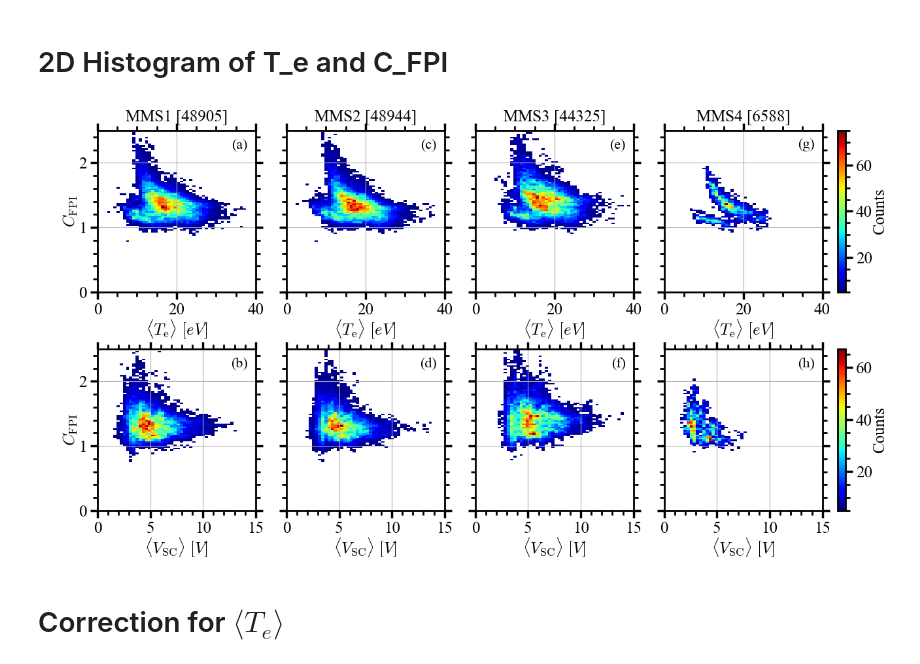
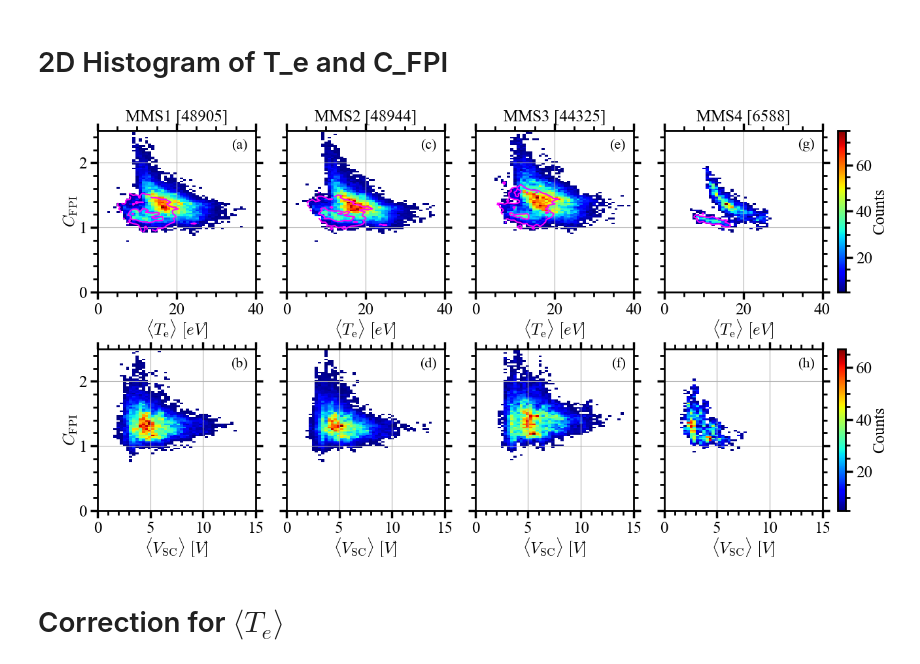
Before and after one commit to atlasMax/sw_density, a Jupyter notebook: make_figures.ipynb, the cells around one changed output. Cells and saved outputs as stored; diff of their text form; code cells hidden in the pictures.

```diff
--- a/make_figures.ipynb
+++ b/make_figures.ipynb
@@ -19,8 +17,7 @@ data = np.genfromtxt(f'output_data/stats/density_correction_stats.csv', delimite
 data_dict = {name: data[name] for name in data.dtype.names}
 
 # Unpack values
-start_str_, stop_str_, c0_, vsc_mean_, t_e_mean_, beta_, N0_, ic_= data_dict.values()
+start_str_, stop_str_, c0_, vsc_mean_, t_e_mean_, beta_, N0_, ic_, sw_mode_= data_dict.values()
 start_dts_ = np.array(start_str_, dtype='datetime64')
 stop_dts_ = np.array(stop_str_, dtype='datetime64')
-sw_mode = np.ones_like(c0_)*2
 idxs_all = [(ic_ == i) for i in range(1,5)]
@@ -41,6 +30,7 @@ import matplotlib.pyplot as plt
 ic = 1
 c0 = c0_[idxs_all[ic-1]][1:]
 start_dts = start_dts_[idxs_all[ic-1]][1:]
+sw_mode = sw_mode_[idxs_all[ic-1]][1:]
 # Clean data
 # c0 = np.where((c0 > 0.25) & (c0 < 3), c0, np.nan)
 c0_da = xr.DataArray(c0, dims="time", coords={"time": start_dts}).sortby('time')[1:]
@@ -117,6 +107,7 @@ for col in range(ncols):
             ic += 1
 
         ic_idxs = idxs_all[ic-1]
+        sw_mode = sw_mode_[ic_idxs]
         #start_str_, stop_str_, c0_, vsc_mean_, t_e_mean_, beta_, N0_, ic_
         c0 = c0_[ic_idxs]
         vsc_mean = vsc_mean_[ic_idxs]
@@ -156,7 +147,8 @@ for col in range(ncols):
                 # 2D hist
                 counts_ALL, xbins_ALL, ybins_ALL, img_ALL = ax.hist2d(t_e_mean[:], c0[:], bins=[50, 100],range=[[0, 40], [0,2.5]], cmap='jet', cmin=5)
                 cmin = 1
-                counts_ON, xbins_ON, ybins_ON, img_ON = ax.hist2d(t_e_mean[ON_idxs], c0[ON_idxs], bins=[50, 100],range=[[0, 40], [0,2.5]], cmap='jet', cmin=cmin, alpha=0)
+                if len(ON_idxs) > 1:
+                    counts_ON, xbins_ON, ybins_ON, img_ON = ax.hist2d(t_e_mean[ON_idxs], c0[ON_idxs], bins=[50, 100],range=[[0, 40], [0,2.5]], cmap='jet', cmin=cmin, alpha=0)
 
 
                 # Contour lines of SW ON data
@@ -177,34 +169,34 @@ for col in range(ncols):
                 ax.set_xlabel(r'$\langle V_\mathrm{SC} \rangle\ [V]$')
 
             if col == 0:
                 ax.set_ylabel(r'$C_\mathrm{FPI}$')
             else:
                 ax.set_yticklabels([])
 
             ax.text(0.95, 0.95, panel_labels[lab_idx], transform=ax.transAxes, va='top', ha='right', fontsize=16)
             lab_idx +=1
 
 
         axs[row, col] = ax
 
 # Create colorbar axes in the last column
 cbar_ax_top = fig.add_subplot(gs[0, -1])  # Top row colorbar
 cbar_ax_bottom = fig.add_subplot(gs[2, -1])  # Bottom row colorbar
 
 # Add colorbars to the rightmost histograms
 cbar_top = fig.colorbar(axs[0, 6].collections[0], cax=cbar_ax_top)
 cbar_bottom = fig.colorbar(axs[2, 6].collections[0], cax=cbar_ax_bottom)
 cbar_ax_top.grid(0)
 cbar_ax_bottom.grid(0)
 
 
 # Set colorbar labels
 cbar_top.set_label('Counts')
 cbar_bottom.set_label('Counts')
 
 plt.show()
 # %% [output]
-[figure, old version]
+[figure, new version]
 # %% [markdown]
 # Correction for $\langle T_e \rangle$
 # %%
```
Also changed, not shown: parts of 3 cells of this notebook.
